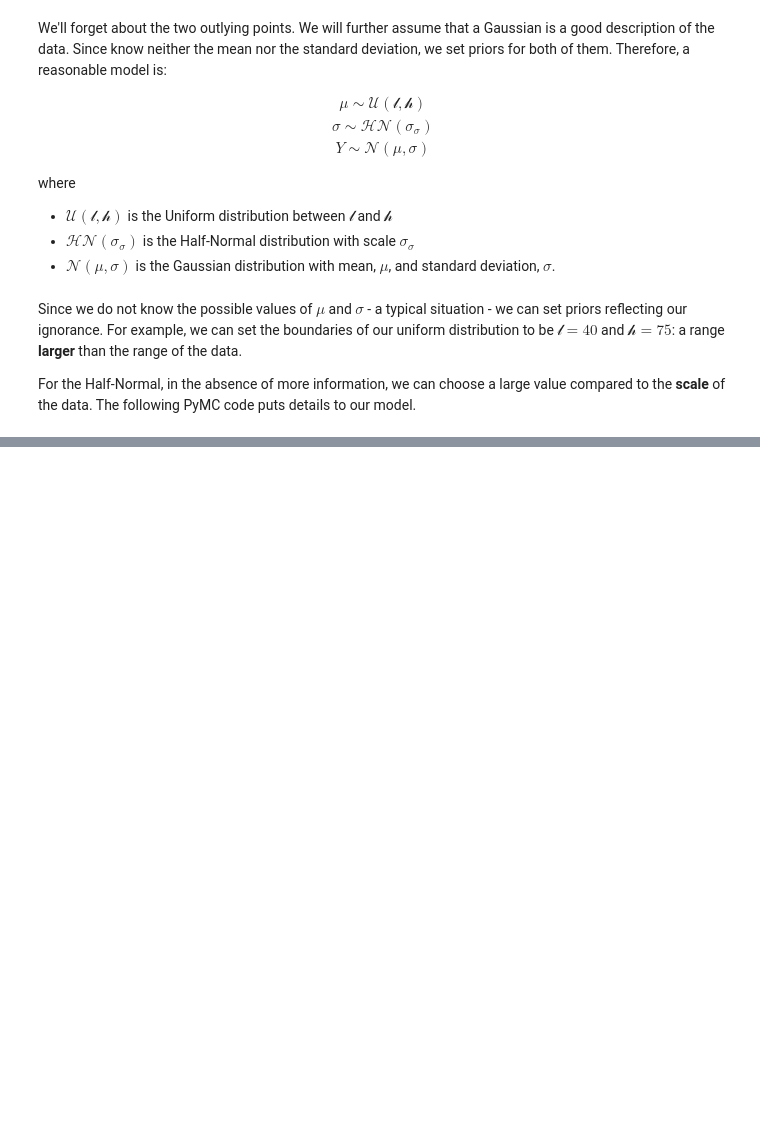
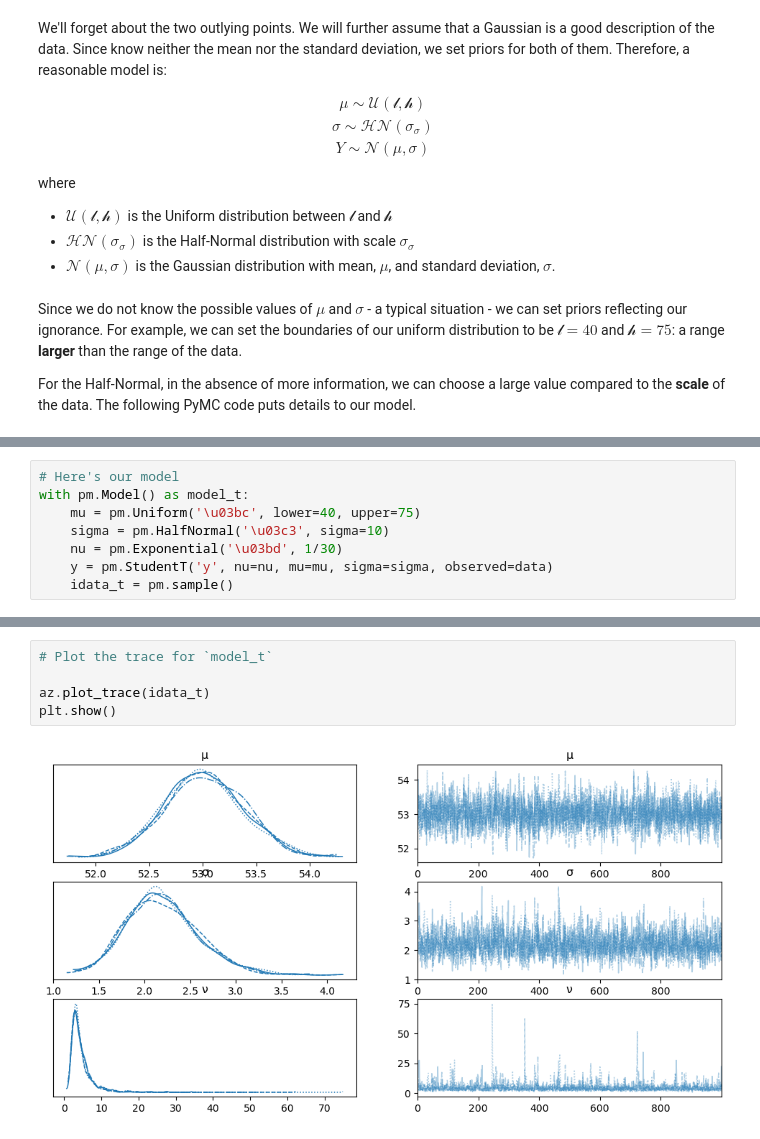
Before and after one commit to mrwizard82d1/bap-3e, a Jupyter notebook: ch02-prog-probabilistically.ipynb, the cells around one changed output, grey strips where cells are left out. Saved outputs shown, nothing was run; the diff lists cells and outputs as text; blank space fills up the shorter version.

```diff
--- a/ch02-prog-probabilistically.ipynb
+++ b/ch02-prog-probabilistically.ipynb
@@ -198,0 +430,8 @@ az.summary(idata_g, kind='stats').round(2)
+# %%
+# Here's our model
+with pm.Model() as model_t:
+    mu = pm.Uniform('\u03bc', lower=40, upper=75)
+    sigma = pm.HalfNormal('\u03c3', sigma=10)
+    nu = pm.Exponential('\u03bd', 1/30)
+    y = pm.StudentT('y', nu=nu, mu=mu, sigma=sigma, observed=data)
+    idata_t = pm.sample()
@@ -198,0 +445,7 @@ az.summary(idata_g, kind='stats').round(2)
+# %%
+# Plot the trace for `model_t`
+
+az.plot_trace(idata_t)
+plt.show()
+# %% [output]
+[figure, added]
```
Also changed, not shown: parts of 31 cells of this notebook.
